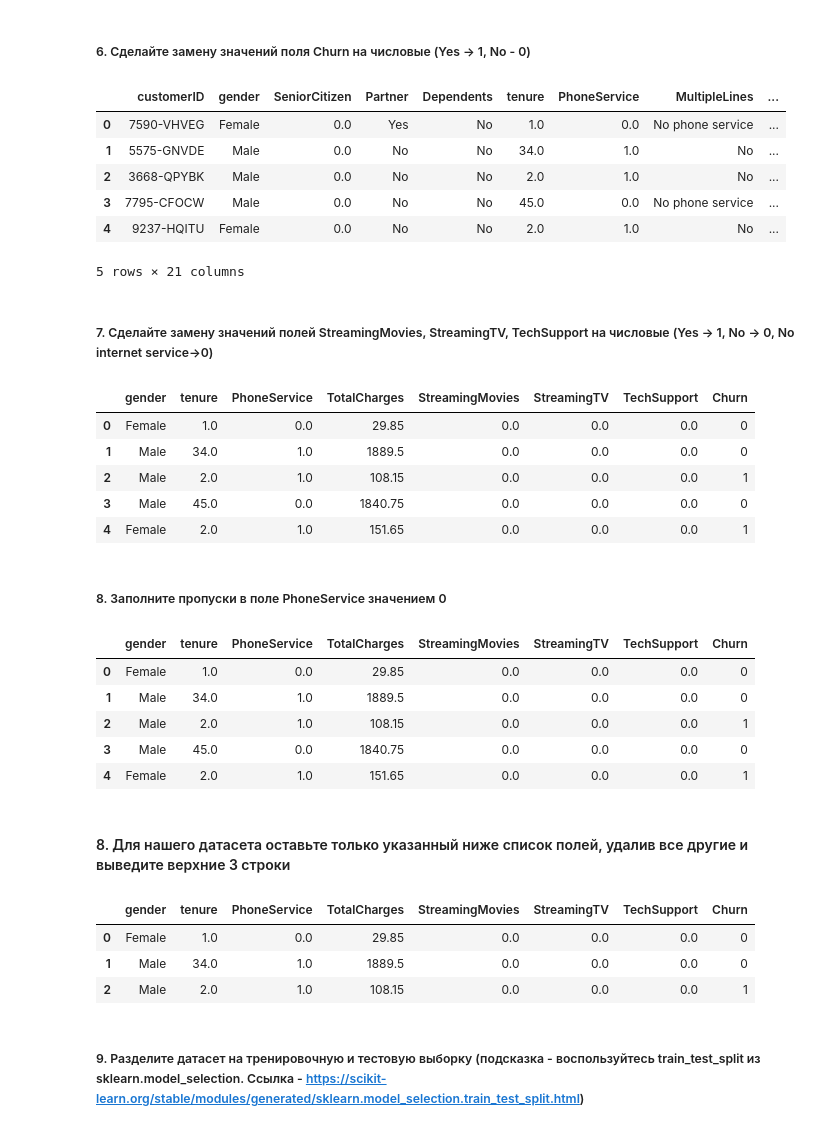
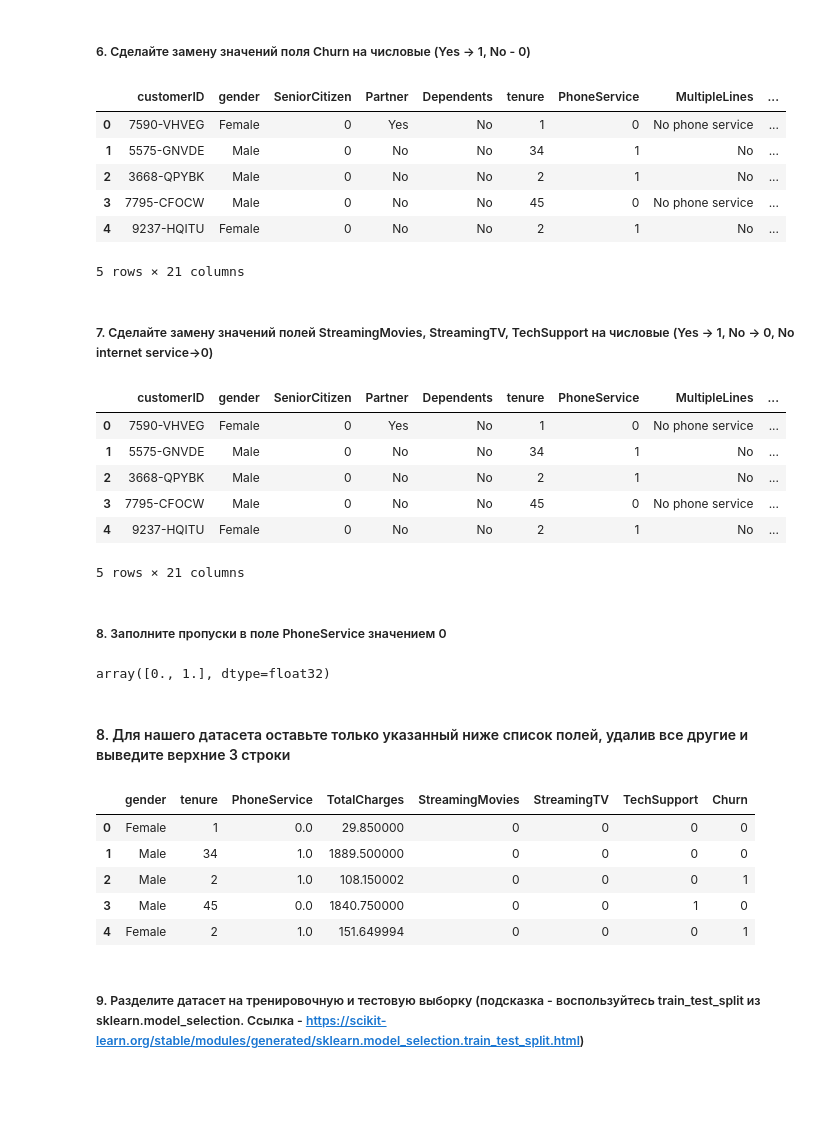
Before and after one commit to humantom88/geekbrains-ml-in-business, a Jupyter notebook: lesson1/homework/HW1.ipynb, the cells around one changed output. Cells and saved outputs as stored; diff of their text form; code cells hidden in the pictures; blank space fills up the shorter version.

```diff
--- a/lesson1/homework/HW1.ipynb
+++ b/lesson1/homework/HW1.ipynb
@@ -101,8 +102,7 @@ df.head(5)
 ##### 5. Сделайте замену пробелов в поле TotalCharges на np.nan и приведите поле к типу данных float32. Затем заполните оставшиеся пропуски значением 0 с помощью метода fillna у столбца. Снова выведите статистики и сравните с тем, что вы видели в вопросе 3
 # %%
 # Ваш код здесь
-df[df['TotalCharges'] == " "] = np.nan
-df['TotalCharges'].astype(np.float32)
-df['TotalCharges'].fillna(0)
-df.dtypes
+df.loc[df['TotalCharges'] == " ", 'TotalCharges'] = np.nan
+df['TotalCharges'] = df['TotalCharges'].astype(np.float32).fillna(0)
+df['TotalCharges'].describe()
 # %% [output]
@@ -127,60 +119,61 @@ dtype: object
 ##### 6. Сделайте замену значений поля Churn на числовые (Yes -> 1, No - 0)
 # %%
 # Ваш код здесь
-df["Churn"] = df["Churn"].map(lambda x: 1 if x == "Yes" else 0)
+df.loc[df['Churn'] == 'Yes', 'Churn'] = 1
+df.loc[df['Churn'] == 'No', 'Churn'] = 0
+df['Churn'] = df['Churn'].astype(np.int0)
 df.head(5)
 # %% [output]
 |  | customerID | gender | SeniorCitizen | Partner | Dependents | tenure | PhoneService | MultipleLines | ... |
-| 0 | 7590-VHVEG | Female | 0.0 | Yes | No | 1.0 | 0.0 | No phone service | ... |
-| 1 | 5575-GNVDE | Male | 0.0 | No | No | 34.0 | 1.0 | No | ... |
-| 2 | 3668-QPYBK | Male | 0.0 | No | No | 2.0 | 1.0 | No | ... |
-| 3 | 7795-CFOCW | Male | 0.0 | No | No | 45.0 | 0.0 | No phone service | ... |
-| 4 | 9237-HQITU | Female | 0.0 | No | No | 2.0 | 1.0 | No | ... |
+| 0 | 7590-VHVEG | Female | 0 | Yes | No | 1 | 0 | No phone service | ... |
+| 1 | 5575-GNVDE | Male | 0 | No | No | 34 | 1 | No | ... |
+| 2 | 3668-QPYBK | Male | 0 | No | No | 2 | 1 | No | ... |
+| 3 | 7795-CFOCW | Male | 0 | No | No | 45 | 0 | No phone service | ... |
+| 4 | 9237-HQITU | Female | 0 | No | No | 2 | 1 | No | ... |
 5 rows × 21 columns
 # %% [markdown]
 ##### 7. Сделайте замену значений полей StreamingMovies, StreamingTV, TechSupport  на числовые (Yes -> 1, No -> 0, No internet service->0)
 # %%
 # Ваш код здесь
-columns = ["StreamingMovies", "StreamingTV", "TechSupport"]
+columns = ['StreamingMovies', 'StreamingTV', 'TechSupport']
+
 for col in columns:
-    df[col] = df[col].map(lambda x: 1.0 if x == "Yes" else 0.0)
+    df[col] = df[col].map(lambda x: 1 if x == 'Yes' or x == 1 else 0)
 
 df.head(5)
 # %% [output]
-|  | gender | tenure | PhoneService | TotalCharges | StreamingMovies | StreamingTV | TechSupport | Churn |
-| 0 | Female | 1.0 | 0.0 | 29.85 | 0.0 | 0.0 | 0.0 | 0 |
-| 1 | Male | 34.0 | 1.0 | 1889.5 | 0.0 | 0.0 | 0.0 | 0 |
-| 2 | Male | 2.0 | 1.0 | 108.15 | 0.0 | 0.0 | 0.0 | 1 |
-| 3 | Male | 45.0 | 0.0 | 1840.75 | 0.0 | 0.0 | 0.0 | 0 |
-| 4 | Female | 2.0 | 1.0 | 151.65 | 0.0 | 0.0 | 0.0 | 1 |
+|  | customerID | gender | SeniorCitizen | Partner | Dependents | tenure | PhoneService | MultipleLines | ... |
+| 0 | 7590-VHVEG | Female | 0 | Yes | No | 1 | 0 | No phone service | ... |
+| 1 | 5575-GNVDE | Male | 0 | No | No | 34 | 1 | No | ... |
+| 2 | 3668-QPYBK | Male | 0 | No | No | 2 | 1 | No | ... |
+| 3 | 7795-CFOCW | Male | 0 | No | No | 45 | 0 | No phone service | ... |
+| 4 | 9237-HQITU | Female | 0 | No | No | 2 | 1 | No | ... |
+5 rows × 21 columns
 # %% [markdown]
 ##### 8. Заполните пропуски в поле PhoneService значением 0
 # %%
 # Ваш код здесь
-df["PhoneService"].fillna(0)
-df.head(5)
+df['PhoneService'] = pd.to_numeric(df['PhoneService'], errors="coerce", downcast="float")
+df.loc[df['PhoneService'].isna(), 'PhoneService'] = 0
+df['PhoneService'].unique()
 # %% [output]
-|  | gender | tenure | PhoneService | TotalCharges | StreamingMovies | StreamingTV | TechSupport | Churn |
-| 0 | Female | 1.0 | 0.0 | 29.85 | 0.0 | 0.0 | 0.0 | 0 |
-| 1 | Male | 34.0 | 1.0 | 1889.5 | 0.0 | 0.0 | 0.0 | 0 |
-| 2 | Male | 2.0 | 1.0 | 108.15 | 0.0 | 0.0 | 0.0 | 1 |
-| 3 | Male | 45.0 | 0.0 | 1840.75 | 0.0 | 0.0 | 0.0 | 0 |
-| 4 | Female | 2.0 | 1.0 | 151.65 | 0.0 | 0.0 | 0.0 | 1 |
+array([0., 1.], dtype=float32)
 # %% [markdown]
 #### 8. Для нашего датасета оставьте только указанный ниже список полей, удалив все другие и выведите верхние 3 строки
 # %%
 columns = ['gender', 'tenure', 'PhoneService', 'TotalCharges',
            'StreamingMovies', 'StreamingTV', 'TechSupport', 'Churn']
 
-#Ваш код здесь
+# Ваш код здесь
 df = df[columns]
-
-df.head(3)
+df.head(5)
 # %% [output]
 |  | gender | tenure | PhoneService | TotalCharges | StreamingMovies | StreamingTV | TechSupport | Churn |
-| 0 | Female | 1.0 | 0.0 | 29.85 | 0.0 | 0.0 | 0.0 | 0 |
-| 1 | Male | 34.0 | 1.0 | 1889.5 | 0.0 | 0.0 | 0.0 | 0 |
-| 2 | Male | 2.0 | 1.0 | 108.15 | 0.0 | 0.0 | 0.0 | 1 |
+| 0 | Female | 1 | 0.0 | 29.850000 | 0 | 0 | 0 | 0 |
+| 1 | Male | 34 | 1.0 | 1889.500000 | 0 | 0 | 0 | 0 |
+| 2 | Male | 2 | 1.0 | 108.150002 | 0 | 0 | 0 | 1 |
+| 3 | Male | 45 | 0.0 | 1840.750000 | 0 | 0 | 1 | 0 |
+| 4 | Female | 2 | 1.0 | 151.649994 | 0 | 0 | 0 | 1 |
 # %% [markdown]
 ##### 9. Разделите датасет на тренировочную и тестовую выборку (подсказка - воспользуйтесь train_test_split из sklearn.model_selection. Ссылка - https://scikit-learn.org/stable/modules/generated/sklearn.model_selection.train_test_split.html)
 # %%
```
Also changed, not shown: parts of 21 cells of this notebook, 1 other file.
